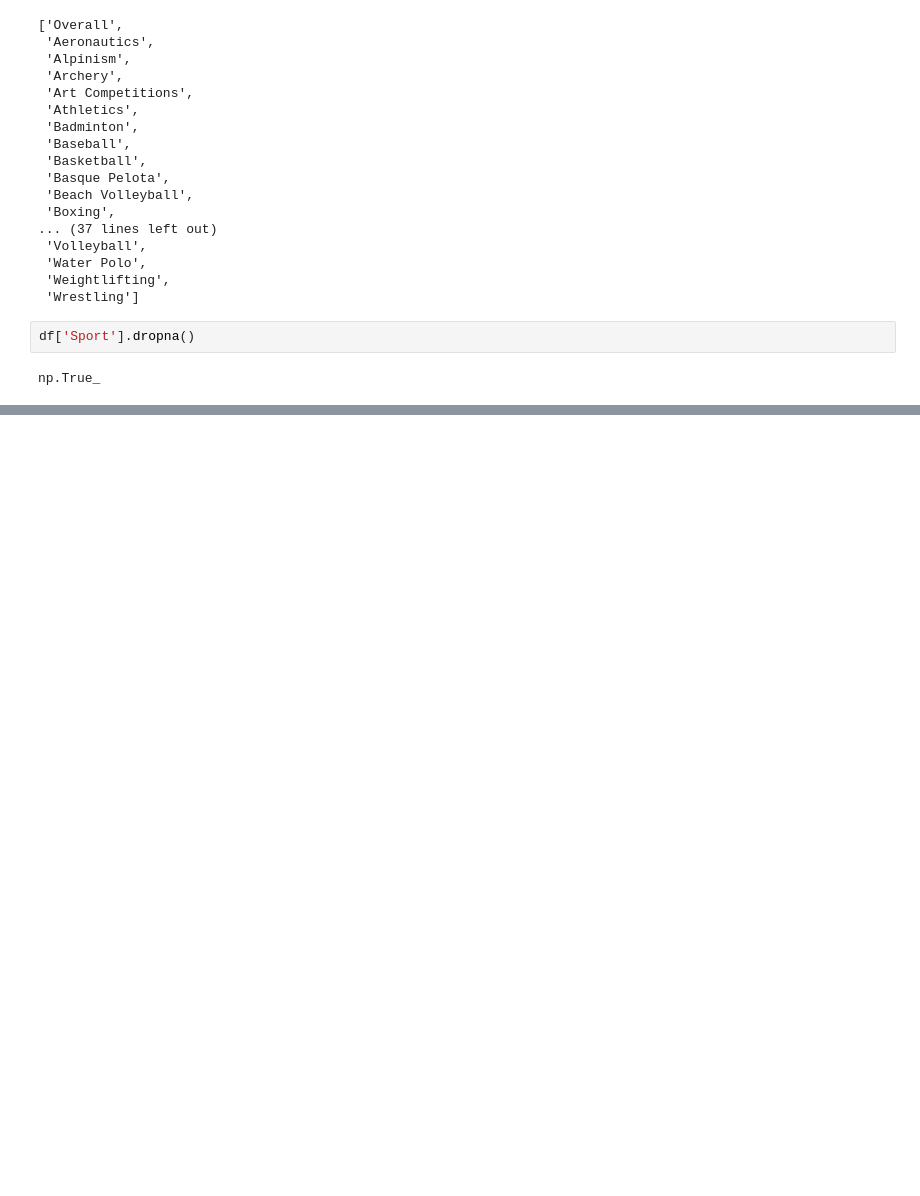
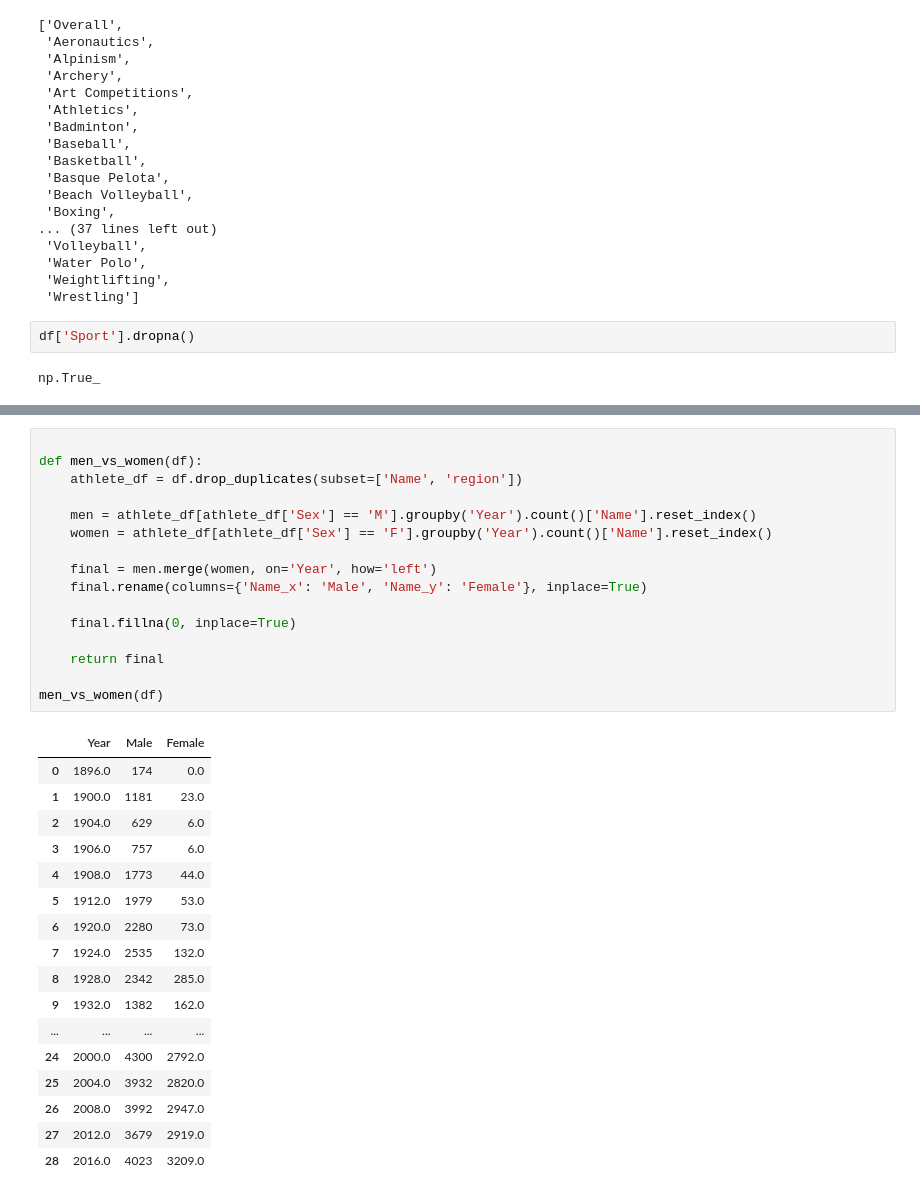
Before and after one commit to ZataraHere/Exploratory-Data-Analysis, a Jupyter notebook: olympics data analysis.ipynb, the cells around one changed output, grey strips where cells are left out. Cells and saved outputs as stored; diff of their text form; blank space fills up the shorter version.

```diff
--- a/olympics data analysis.ipynb
+++ b/olympics data analysis.ipynb
@@ -436,0 +573,34 @@ coun
+# %%
+
+def men_vs_women(df):
+    athlete_df = df.drop_duplicates(subset=['Name', 'region'])
+
+    men = athlete_df[athlete_df['Sex'] == 'M'].groupby('Year').count()['Name'].reset_index()
+    women = athlete_df[athlete_df['Sex'] == 'F'].groupby('Year').count()['Name'].reset_index()
+
+    final = men.merge(women, on='Year', how='left')
+    final.rename(columns={'Name_x': 'Male', 'Name_y': 'Female'}, inplace=True)
+
+    final.fillna(0, inplace=True)
+
+    return final
+
+men_vs_women(df)
+# %% [output]
+|  | Year | Male | Female |
+| 0 | 1896.0 | 174 | 0.0 |
+| 1 | 1900.0 | 1181 | 23.0 |
+| 2 | 1904.0 | 629 | 6.0 |
+| 3 | 1906.0 | 757 | 6.0 |
+| 4 | 1908.0 | 1773 | 44.0 |
+| 5 | 1912.0 | 1979 | 53.0 |
+| 6 | 1920.0 | 2280 | 73.0 |
+| 7 | 1924.0 | 2535 | 132.0 |
+| 8 | 1928.0 | 2342 | 285.0 |
+| 9 | 1932.0 | 1382 | 162.0 |
+| ... | ... | ... | ... |
+| 24 | 2000.0 | 4300 | 2792.0 |
+| 25 | 2004.0 | 3932 | 2820.0 |
+| 26 | 2008.0 | 3992 | 2947.0 |
+| 27 | 2012.0 | 3679 | 2919.0 |
+| 28 | 2016.0 | 4023 | 3209.0 |
```
Also changed, not shown: parts of 5 cells of this notebook.
